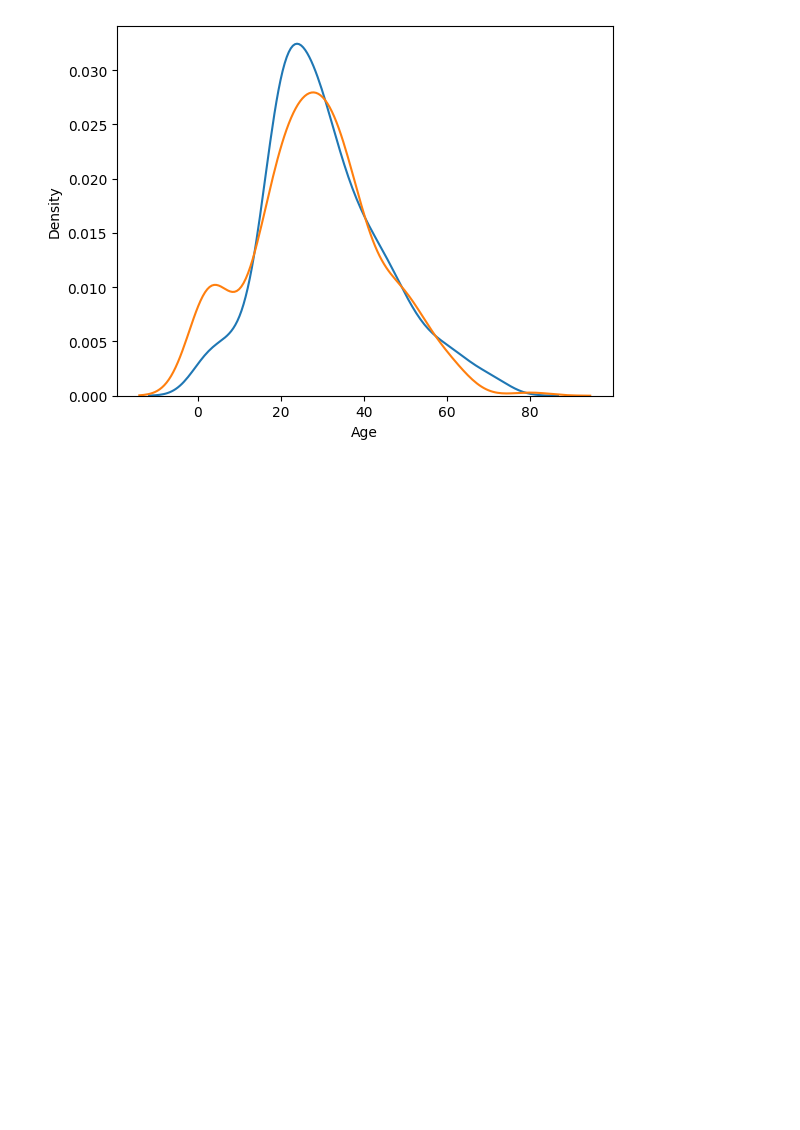
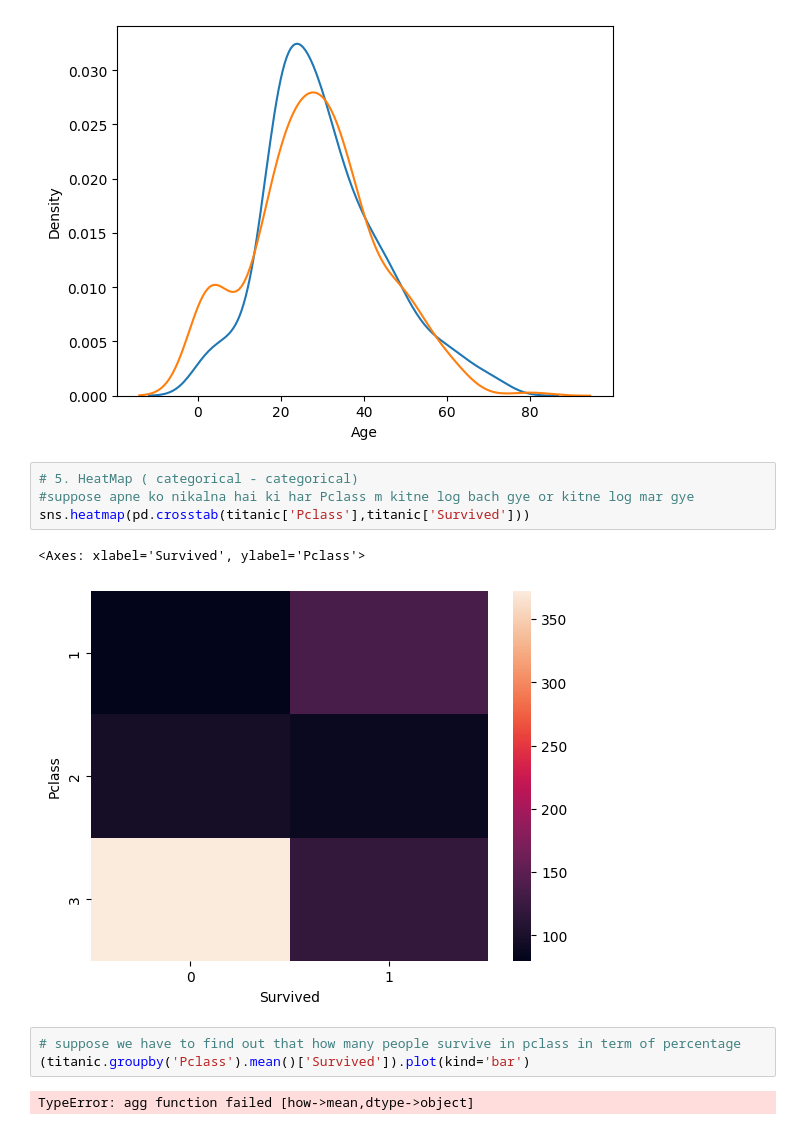
Before and after one commit to Tusharjoshi00/Data-Science-Revision, a Jupyter notebook: day_21.ipynb, the cells around one changed output. Drawn from its saved outputs; the diff is of its cells as text; blank space fills up the shorter version.

```diff
--- a/day_21.ipynb
+++ b/day_21.ipynb
@@ -79,3 +79,15 @@ https://gist.github.com/mwaskom/de44147ed2974457ad6372750bbe5751
   sns.distplot(titanic[titanic['Survived']==1]['Age'],hist=False)
 <Axes: xlabel='Age', ylabel='Density'>
 [figure]
+# %%
+# 5. HeatMap ( categorical - categorical)
+#suppose apne ko nikalna hai ki har Pclass m kitne log bach gye or kitne log mar gye
+sns.heatmap(pd.crosstab(titanic['Pclass'],titanic['Survived']))
+# %% [output]
+<Axes: xlabel='Survived', ylabel='Pclass'>
+[figure, added]
+# %%
+# suppose we have to find out that how many people survive in pclass in term of percentage
+(titanic.groupby('Pclass').mean()['Survived']).plot(kind='bar')
+# %% [output]
+TypeError: agg function failed [how->mean,dtype->object]
```
Also changed, not shown: parts of 8 cells of this notebook, 2 other files.
